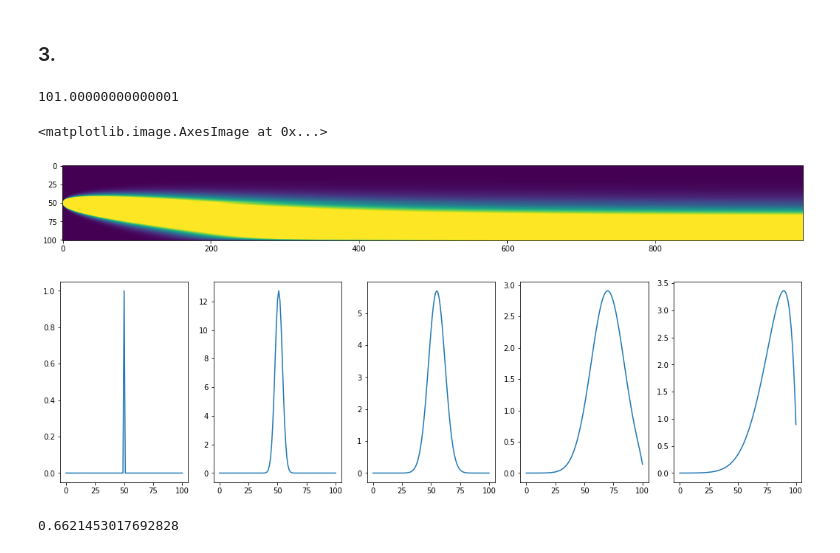
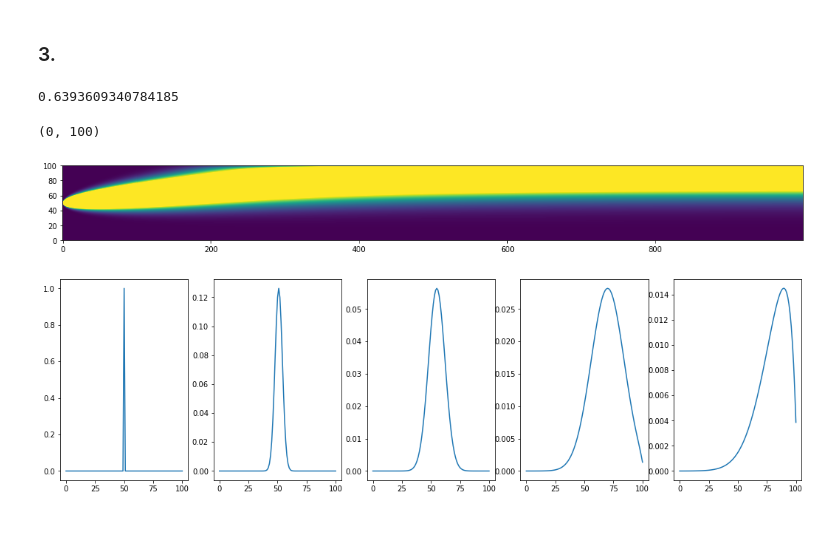
Before and after one commit to DorotheaMueller/mhbf, a Jupyter notebook: ex_7_budding_mueller.ipynb, the cells around one changed output. Cells and saved outputs as stored; diff of their text form; code cells hidden in the pictures; blank space fills up the shorter version.

```diff
--- a/ex_7_budding_mueller.ipynb
+++ b/ex_7_budding_mueller.ipynb
@@ -54,18 +54,21 @@ for i in range(M):
         break
     t1 = distr_over_time[:, i] @ transition_prob
     # Normalize values at one time point to 1.
-    t1 = t1/np.mean(t1)
+#     t1 = t1/np.mean(t1)
     distr_over_time[:, i+1] = t1
 # %%
 np.sum(distr_over_time[:, 400])
 # %% [output]
-101.00000000000001
+0.6393609340784185
 # %%
+# Normalizing data.
+normalized_distr_over_time = distr_over_time/np.mean(distr_over_time, axis = 0)
 plt.figure(figsize = (18, 5))
-plt.imshow(distr_over_time[:, :], vmin = 0, vmax = 1)
+plt.imshow(normalized_distr_over_time[:, :], vmin = 0, vmax = 1)
+plt.ylim(0, 100)
 # %% [output]
-<matplotlib.image.AxesImage at 0x...>
+(0, 100)
-[figure, old version]
+[figure, new version]
 # %%
 repr_times = [0, 10, 50, 200, 500]
 # %%
@@ -74,9 +77,4 @@ fig, axs = plt.subplots(1, len(repr_times), figsize = (18, 5))
 for i, ax in zip(repr_times, axs.ravel()):
     ax.plot(distr_over_time[:, i])
 # %% [output]
-[figure, old version]
+[figure, new version]
-# %%
-# Check if is probababily.
-np.sum(transition_prob[:, 0])
-# %% [output]
-0.6621453017692828
```
Also changed, not shown: parts of 6 cells of this notebook.
